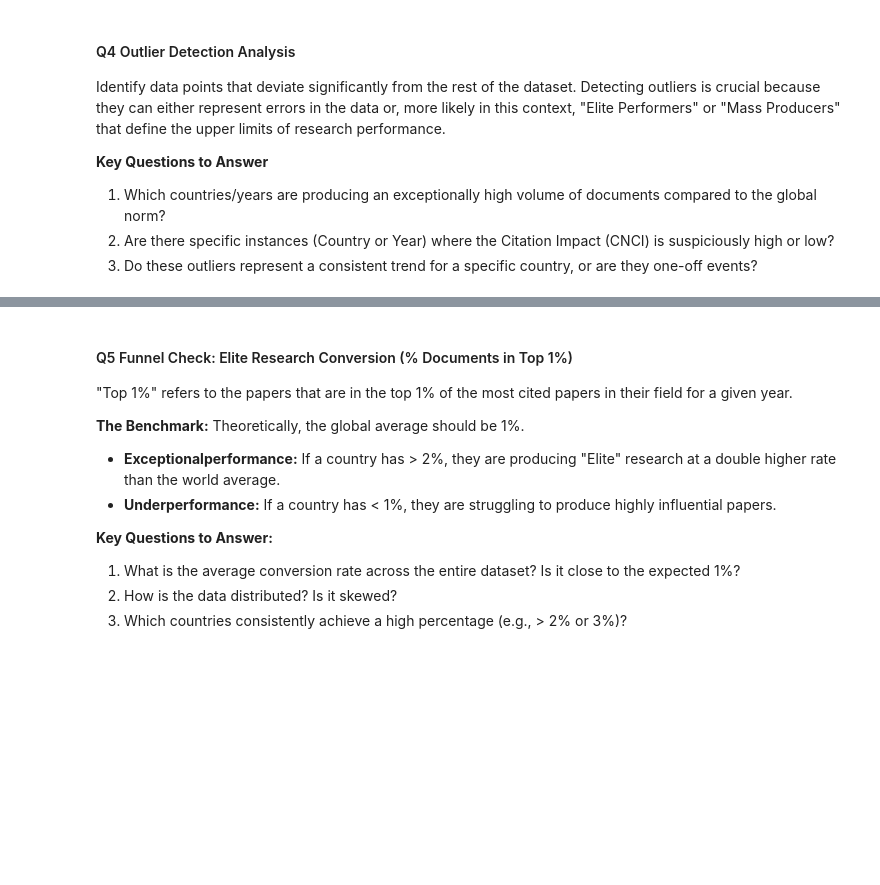
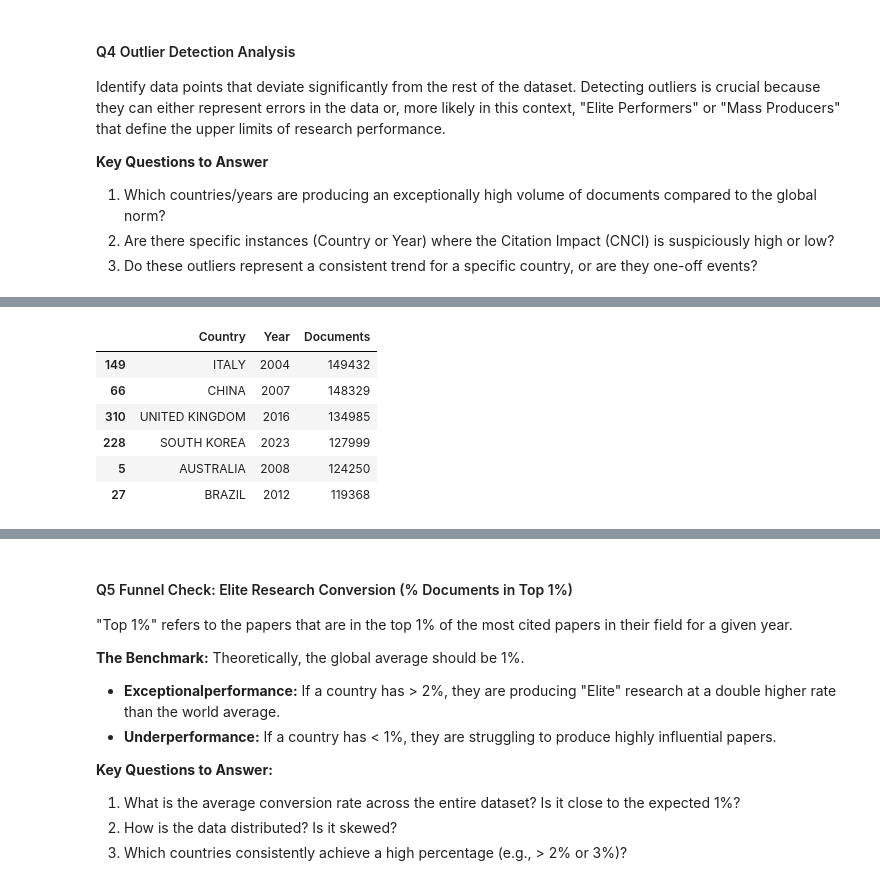
Before and after one commit to Omkar3101/iisc-eda-project, a Jupyter notebook: Research_Publications_EDA_Analysis.ipynb, the cells around one changed output, grey strips where cells are left out. Cells and saved outputs as stored; diff of their text form; code cells hidden in the pictures; blank space fills up the shorter version.

```diff
--- a/Research_Publications_EDA_Analysis.ipynb
+++ b/Research_Publications_EDA_Analysis.ipynb
@@ -575,20 +697,24 @@ Identify data points that deviate significantly from the rest of the dataset. De
 2. Are there specific instances (Country or Year) where the Citation Impact (CNCI) is suspiciously high or low?
 3. Do these outliers represent a consistent trend for a specific country, or are they one-off events?
 # %%
-# --- Part 1: Outliers in Quantity (Web of Science Documents) ---
-# We want to see who is producing significantly more research than the average.
 
+# ==============================================================================
+# PART 1: OUTLIERS IN QUANTITY (DOCUMENTS)
+# ==============================================================================
+
+# --- 1.1 Visualization ---
+# Creating a Box Plot to visualize the spread and spot dots outside the whiskers
 fig_docs = px.box(
-    df,
+    df_clean,
     y="Documents",
-    points="all",  # Show all individual data points
-    hover_data=["Country", "Year"], # crucial to identify WHO the outlier is
+    points="all",  # Display every data point next to the box
+    hover_data=["Country", "Year"], # Essential context on hover
     title="<b>Outlier Detection: Research Volume (Documents)</b>",
-    color_discrete_sequence=['#EF553B'] # Red-Orange color
+    color_discrete_sequence=['#EF553B'] # Red-Orange theme
 )
 
 fig_docs.update_layout(
-    yaxis_title="Documents",
+    yaxis_title="Number of Documents",
     xaxis_title="Global Distribution",
     template="plotly_white",
     height=600
@@ -596,17 +722,42 @@ fig_docs.update_layout(
 
 fig_docs.show()
 
-# --- Part 2: Outliers in Quality (CNCI) ---
-# We want to see if any country achieved an exceptionally high impact score.
+# --- 1.2 Outlier Table Generation (IQR Method) ---
+# Calculating the Interquartile Range (IQR) to mathematically identify outliers
+Q1_doc = df_clean['Documents'].quantile(0.25)
+Q3_doc = df_clean['Documents'].quantile(0.75)
+IQR_doc = Q3_doc - Q1_doc
+upper_bound_doc = Q3_doc + 1.5 * IQR_doc
 
+# Filtering rows that exceed the upper bound
+doc_outliers = df_clean[df_clean['Documents'] > upper_bound_doc][['Country', 'Year', 'Documents']]
+
+# Checking if outliers exist before displaying
+if not doc_outliers.empty:
+    print(f"\n[Table] Found {len(doc_outliers)} Outliers in Research Volume (Documents):")
+    # Sorting by Documents to show the biggest outliers first
+    display(doc_outliers.sort_values(by='Documents', ascending=False).head(10).style.background_gradient(cmap='Reds'))
+else:
+    print("\n[Result] No statistical outliers found in Documents.")
+
+
+# ==============================================================================
+# PART 2: OUTLIERS IN QUALITY (CNCI)
+# ==============================================================================
+
+# --- 2.1 Visualization ---
+# Box Plot for Quality Metrics
 fig_cnci = px.box(
-    df,
+    df_clean,
     y="CNCI",
     points="all",
-    hover_data=["Country", "Year", "Documents"], # Added docs to see if high CNCI is due to low volume
+    hover_data=["Country", "Year", "Documents"], # Added docs to check volume-quality relationship
     title="<b>Outlier Detection: Research Quality (CNCI)</b>",
-    color_discrete_sequence=['#00CC96'] # Green color
+    color_discrete_sequence=['#00CC96'] # Green theme
 )
+
+# Adding a reference line for Global Average (1.0)
+fig_cnci.add_hline(y=1.0, line_dash="dash", line_color="gray", annotation_text="Global Average (1.0)")
 
 fig_cnci.update_layout(
     yaxis_title="CNCI Score",
@@ -615,6 +766,29 @@ fig_cnci.update_layout(
     height=600
 )
 
-fig_cnci.add_hline(y=1.0, line_dash="dash", line_color="gray", annotation_text="Global Average (1.0)")
+fig_cnci.show()
 
-fig_cnci.show()
+# --- 2.2 Outlier Table Generation (IQR Method) ---
+# Calculating IQR for CNCI
+Q1_cnci = df_clean['CNCI'].quantile(0.25)
+Q3_cnci = df_clean['CNCI'].quantile(0.75)
+IQR_cnci = Q3_cnci - Q1_cnci
+upper_bound_cnci = Q3_cnci + 1.5 * IQR_cnci
+lower_bound_cnci = Q1_cnci - 1.5 * IQR_cnci # Identifying extremely low quality too
+
+# Filtering rows outside the bounds
+cnci_outliers = df_clean[(df_clean['CNCI'] > upper_bound_cnci) | (df_clean['CNCI'] < lower_bound_cnci)][['Country', 'Year', 'CNCI', 'Documents']]
+
+# Checking if outliers exist before displaying
+if not cnci_outliers.empty:
+    print(f"\n[Table] Found {len(cnci_outliers)} Outliers in Research Quality (CNCI):")
+    display(cnci_outliers.sort_values(by='CNCI', ascending=False).head(10).style.background_gradient(cmap='Greens'))
+else:
+    print("\n[Result] No statistical outliers found in CNCI.")
+
+
+# Check consistency: Count how many times a country appears in the outlier list
+if not doc_outliers.empty:
+    print("\n--- Consistency Check (Is it a Trend?) ---")
+    print(doc_outliers['Country'].value_counts())
+# %% [output]
@@ -620,0 +796,7 @@ fig_cnci.show()
+|  | Country | Year | Documents |
+| 149 | ITALY | 2004 | 149432 |
+| 66 | CHINA | 2007 | 148329 |
+| 310 | UNITED KINGDOM | 2016 | 134985 |
+| 228 | SOUTH KOREA | 2023 | 127999 |
+| 5 | AUSTRALIA | 2008 | 124250 |
+| 27 | BRAZIL | 2012 | 119368 |
```
Also changed, not shown: parts of 12 cells of this notebook.
